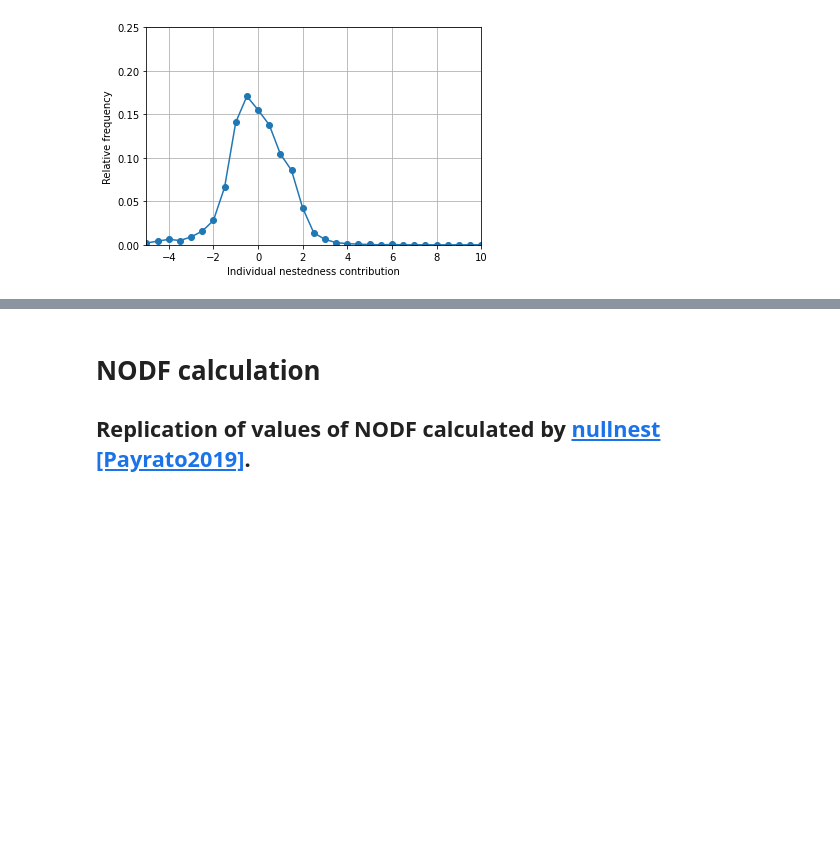
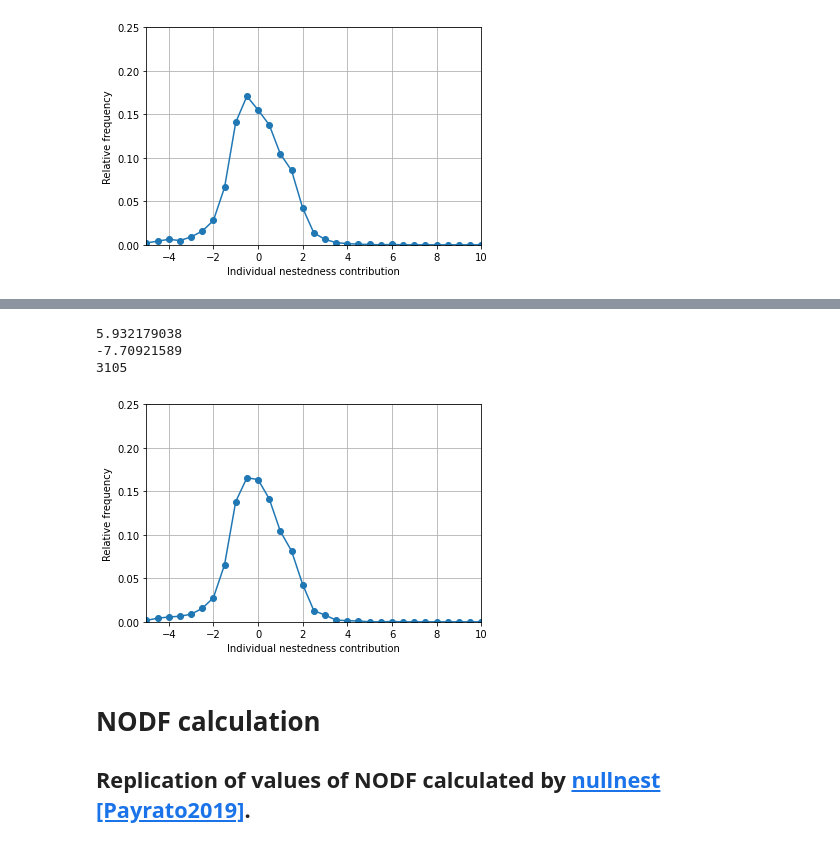
Before and after one commit to felipexavier11/nestedness, a Jupyter notebook: validation.ipynb, the cells around one changed output, grey strips where cells are left out. Saved outputs shown, nothing was run; the diff lists cells and outputs as text; code cells hidden in the pictures; blank space fills up the shorter version.

```diff
--- a/validation.ipynb
+++ b/validation.ipynb
@@ -75,0 +79,20 @@ plt.show()
+# %%
+c = []
+for filename in os.listdir(input_path):
+    if (re.match('^.*\.txt$', filename, re.IGNORECASE)):
+        with open(os.path.join(input_path, filename), 'rb') as adj_matrix:
+            A = np.loadtxt(adj_matrix)
+
+        network = nx.bipartite.from_biadjacency_matrix(sparse.csr_matrix(A))
+        if len(network) > 205:
+            continue
+        print(filename)
+        np.savetxt(os.path.join(bin_path, 'matrix0.in.txt'), A, fmt='%d')
+        subprocess.run('contributions -i 0 --contributions', cwd=bin_path, shell=True, env=env)
+        with open(os.path.join(bin_path, 'matrix0.contributions.csv'), 'r', newline='') as output_file:
+            csv_reader = csv.reader(output_file, delimiter=',')
+            next(csv_reader)
+            for row in csv_reader:
+                c.append(float(row[1]))
+
+        np.savetxt('c1.txt', c)
@@ -76,3 +117,23 @@ plt.show()
+# %%
+print(max(c))
+print(min(c))
+print(len(c))
+# %% [output]
+5.932179038
+-7.70921589
+3105
+# %%
+res = stats.relfreq(c, numbins=31, defaultreallimits=(-5, 10))
+x = res.lowerlimit + np.linspace(0, res.binsize*res.frequency.size, res.frequency.size)
+plt.plot(x, res.frequency, marker='o')
+plt.xlabel('Individual nestedness contribution')
+plt.ylabel('Relative frequency')
+plt.xlim((x.min(), x.max()))
+plt.ylim((.0, .25))
+plt.grid(True)
+plt.show()
+# %% [output]
+[figure, added]
 # %% [markdown]
 # NODF calculation
 ## Replication of values of NODF calculated by [nullnest](https://github.com/cclaualc/nullnest) [[Payrato2019]](https://doi.org/10.1103/PhysRevX.9.031024).
```
Also changed, not shown: parts of 13 cells of this notebook, 4 other files.
